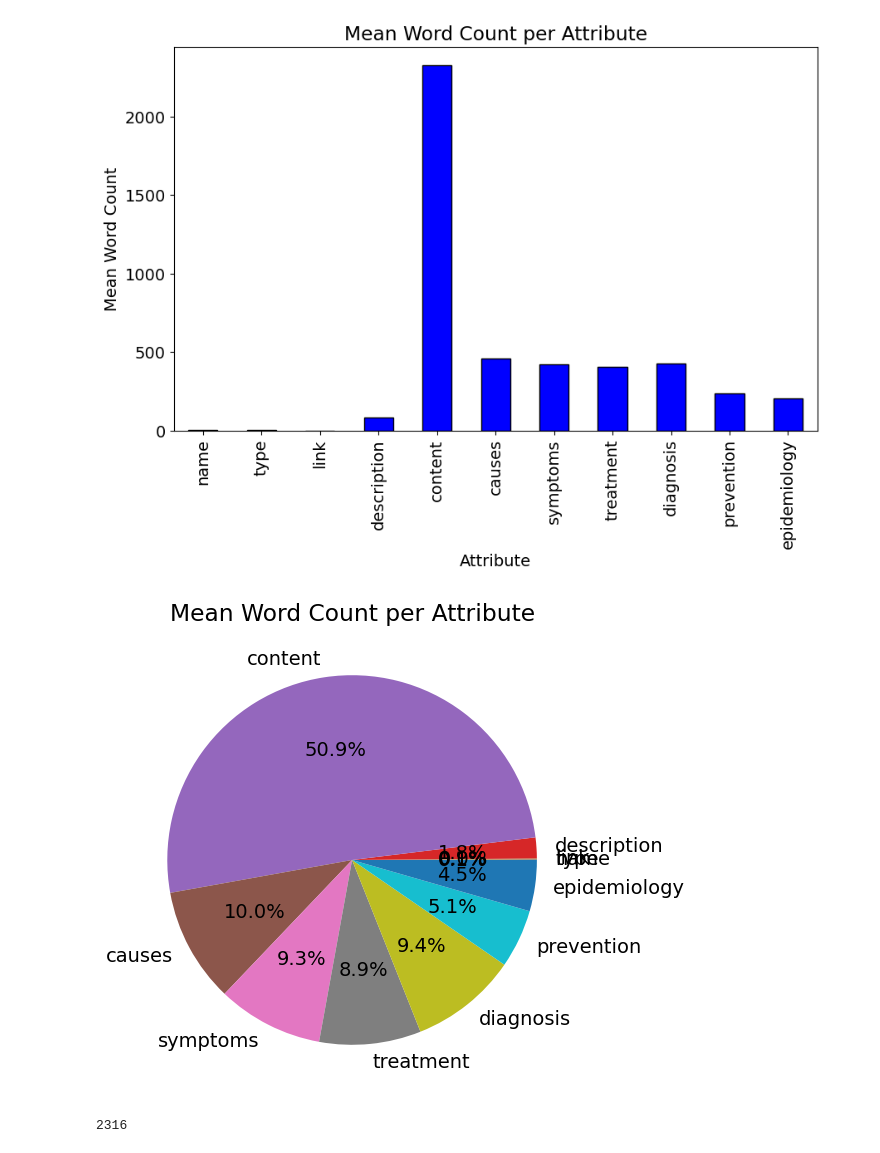
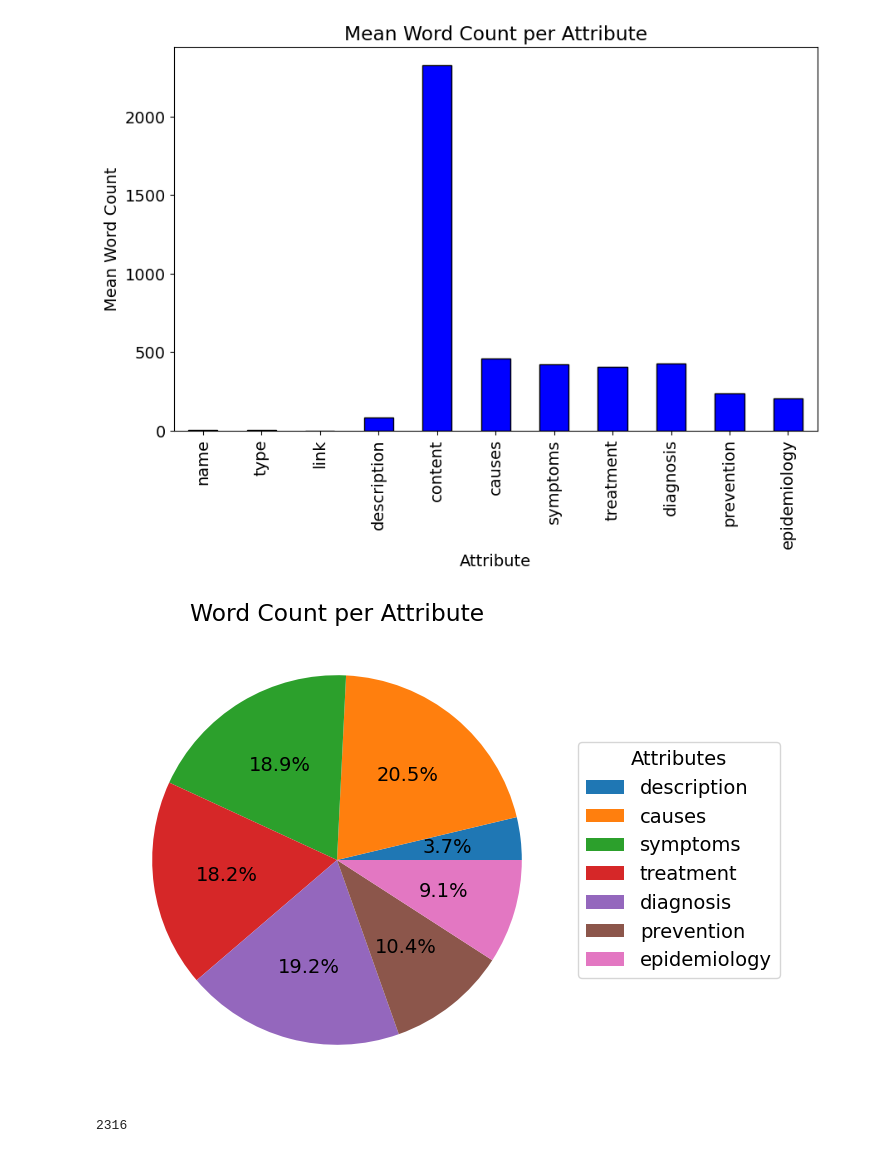
Before and after one commit to franciscoribeiro2003/Mental_Disorders_SearchEngine, a Jupyter notebook: analasys/exploration_data.ipynb, the cells around one changed output. Drawn from its saved outputs; the diff is of its cells as text; code cells hidden in the pictures.

Commit message:
some analysis of data 2

```diff
--- a/analasys/exploration_data.ipynb
+++ b/analasys/exploration_data.ipynb
@@ -94,0 +128,21 @@ plt.show()
+# %%
+plt.figure(figsize=(12,8))  # Increase the figure size
+plt.rcParams.update({'font.size': 14})  # Increase the font size
+
+grouped_data = data_t.groupby('type')['total_word_count'].mean()
+
+# Create a mean bar plot of the total word counts by type
+grouped_data.plot(kind='bar', color='blue', edgecolor='black')
+
+plt.title('Word Counts by Type (mean)')
+plt.xlabel('Type')
+plt.ylabel('Word Count')
+
+plt.xticks([])  # Remove x-axis labels
+plt.legend(['Word Count'])  # Add a legend
+
+plt.grid(True)  # Add grid
+
+plt.tight_layout()  # Adjust the layout
+plt.savefig('plots/Word_Count_by_Type_mean_noX.png', dpi=500, format='png', bbox_inches='tight', pad_inches=0.1)
+plt.show()
@@ -149,13 +244,24 @@ plt.show()
 # %%
 
 
+# Select the attributes you want to include in the pie chart
+attributes_to_include = ['causes', 'description', 'diagnosis', 'epidemiology', 'treatment', 'symptoms', 'prevention']
+
+# Filter the mean_word_counts Series to only include the desired attributes
+filtered_word_counts = mean_word_counts[mean_word_counts.index.isin(attributes_to_include)]
+
 # Plot the mean word count for each attribute as a pie chart
 plt.figure(figsize=(10,6))
-plt.pie(mean_word_counts, labels = mean_word_counts.index, autopct='%1.1f%%')
-plt.title('Mean Word Count per Attribute')
+# Create the pie chart without labels on the pie slices
+wedges, texts, autotexts = plt.pie(filtered_word_counts, autopct='%1.1f%%')
+# Create a legend with the attribute names
+plt.legend(wedges, filtered_word_counts.index, title="Attributes", loc="center left", bbox_to_anchor=(1, 0, 0.5, 1))
+
+plt.title('Word Count per Attribute')
+plt.savefig('plots/Word_Count_per_Attribute.png')
 plt.show()
 # %% [output]
-[figure, old version]
+[figure, new version]
 # %%
 
 # Calculate the number of empty fields in the DataFrame
```
Also changed, not shown: parts of 16 cells of this notebook, 14 other files.
